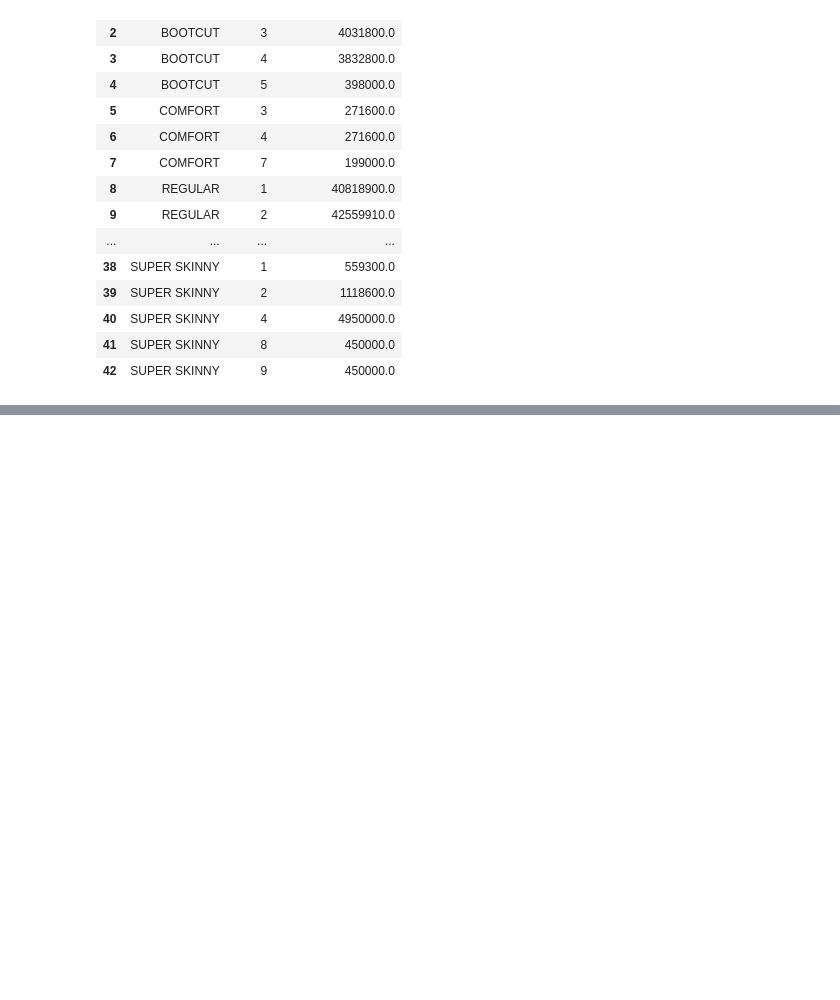
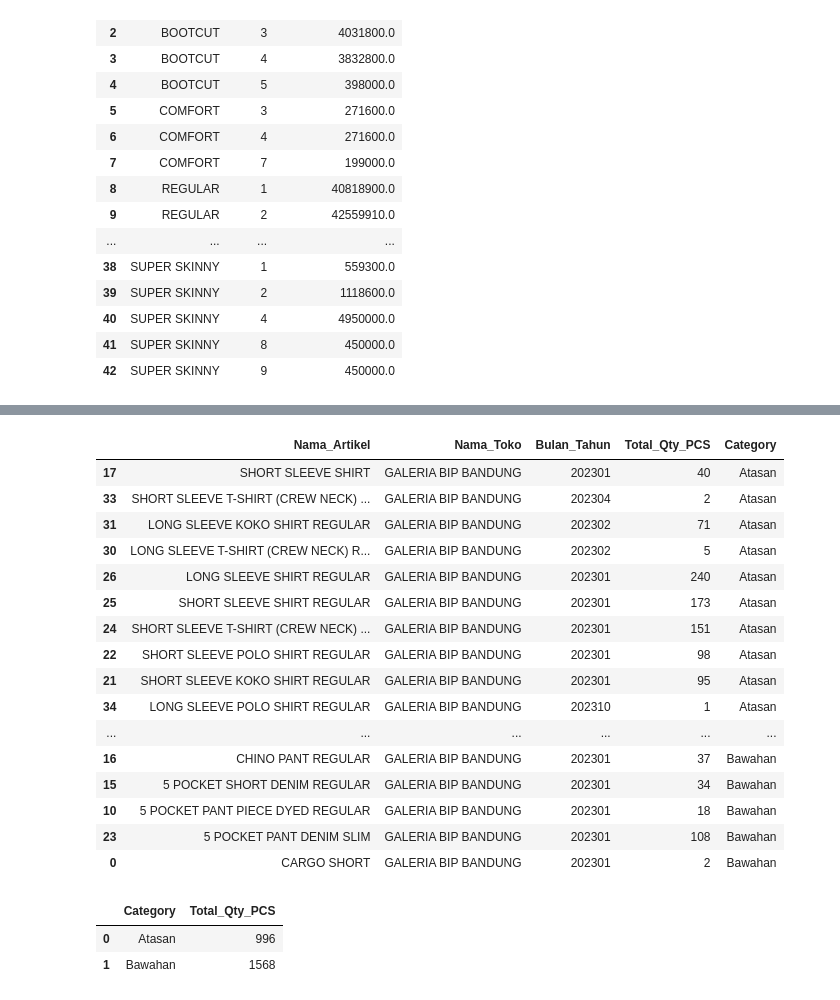
Before and after one commit to sntdshrly/dwi-putra-sakti-notebook, a Jupyter notebook: dps-notebook.ipynb, the cells around one changed output, grey strips where cells are left out. Saved outputs shown, nothing was run; the diff lists cells and outputs as text; code cells hidden in the pictures; blank space fills up the shorter version.

```diff
--- a/dps-notebook.ipynb
+++ b/dps-notebook.ipynb
@@ -407,0 +520,11 @@ fig.show()
+# %%
+# Membaca dataset dari csv
+df = pd.read_csv(path)
+
+# Membagi data di kolom "Nama_Artikel" berdasarkan koma dan memindahkannya ke kolom berikutnya
+df[['Nama_Artikel', 'Nama_Toko', 'Bulan_Tahun', 'Total_Qty_PCS']] = df['Nama_Artikel'].str.split(',', expand=True)
+
+# Menghapus tanda kutip ganda ("") yang mungkin masih ada pada data
+df['Nama_Artikel'] = df['Nama_Artikel'].str.strip('"')
+df['Nama_Toko'] = df['Nama_Toko'].str.strip('"')
+df
@@ -407,0 +549,23 @@ fig.show()
+# %%
+# Mengkategorikan sebagai 'Atasan' atau 'Bawahan'
+df['Category'] = df['Nama_Artikel'].apply(lambda x: 'Atasan' if 'SHIRT' in x or 'JACKET' in x or 'POLO' in x or 'KOKO' in x or 'SWEAT' in x else 'Bawahan')
+df = df.sort_values(by='Category')
+df
+# %% [output]
+|  | Nama_Artikel | Nama_Toko | Bulan_Tahun | Total_Qty_PCS | Category |
+| 17 | SHORT SLEEVE SHIRT | GALERIA BIP BANDUNG | 202301 | 40 | Atasan |
+| 33 | SHORT SLEEVE T-SHIRT (CREW NECK) ... | GALERIA BIP BANDUNG | 202304 | 2 | Atasan |
+| 31 | LONG SLEEVE KOKO SHIRT REGULAR | GALERIA BIP BANDUNG | 202302 | 71 | Atasan |
+| 30 | LONG SLEEVE T-SHIRT (CREW NECK) R... | GALERIA BIP BANDUNG | 202302 | 5 | Atasan |
+| 26 | LONG SLEEVE SHIRT REGULAR | GALERIA BIP BANDUNG | 202301 | 240 | Atasan |
+| 25 | SHORT SLEEVE SHIRT REGULAR | GALERIA BIP BANDUNG | 202301 | 173 | Atasan |
+| 24 | SHORT SLEEVE T-SHIRT (CREW NECK) ... | GALERIA BIP BANDUNG | 202301 | 151 | Atasan |
+| 22 | SHORT SLEEVE POLO SHIRT REGULAR | GALERIA BIP BANDUNG | 202301 | 98 | Atasan |
+| 21 | SHORT SLEEVE KOKO SHIRT REGULAR | GALERIA BIP BANDUNG | 202301 | 95 | Atasan |
+| 34 | LONG SLEEVE POLO SHIRT REGULAR | GALERIA BIP BANDUNG | 202310 | 1 | Atasan |
+| ... | ... | ... | ... | ... | ... |
+| 16 | CHINO PANT REGULAR | GALERIA BIP BANDUNG | 202301 | 37 | Bawahan |
+| 15 | 5 POCKET SHORT DENIM REGULAR | GALERIA BIP BANDUNG | 202301 | 34 | Bawahan |
+| 10 | 5 POCKET PANT PIECE DYED REGULAR | GALERIA BIP BANDUNG | 202301 | 18 | Bawahan |
+| 23 | 5 POCKET PANT DENIM SLIM | GALERIA BIP BANDUNG | 202301 | 108 | Bawahan |
+| 0 | CARGO SHORT | GALERIA BIP BANDUNG | 202301 | 2 | Bawahan |
@@ -407,0 +574,16 @@ fig.show()
+# %%
+# Categorize into 'atasan' or 'bawahan'
+df['Category'] = df['Nama_Artikel'].apply(lambda x: 'Atasan' if 'SHIRT' in x or 'JACKET' in x or 'POLO' in x or 'KOKO' in x or 'SWEAT' in x else 'Bawahan')
+
+# Group by Category and sum Total_Qty_PCS
+df = df.groupby('Category')['Total_Qty_PCS'].sum().reset_index()
+
+# Sort by Category
+df = df.sort_values(by='Category')
+
+# Display the new DataFrame
+df
+# %% [output]
+|  | Category | Total_Qty_PCS |
+| 0 | Atasan | 996 |
+| 1 | Bawahan | 1568 |
```
Also changed, not shown: parts of 27 cells of this notebook.
